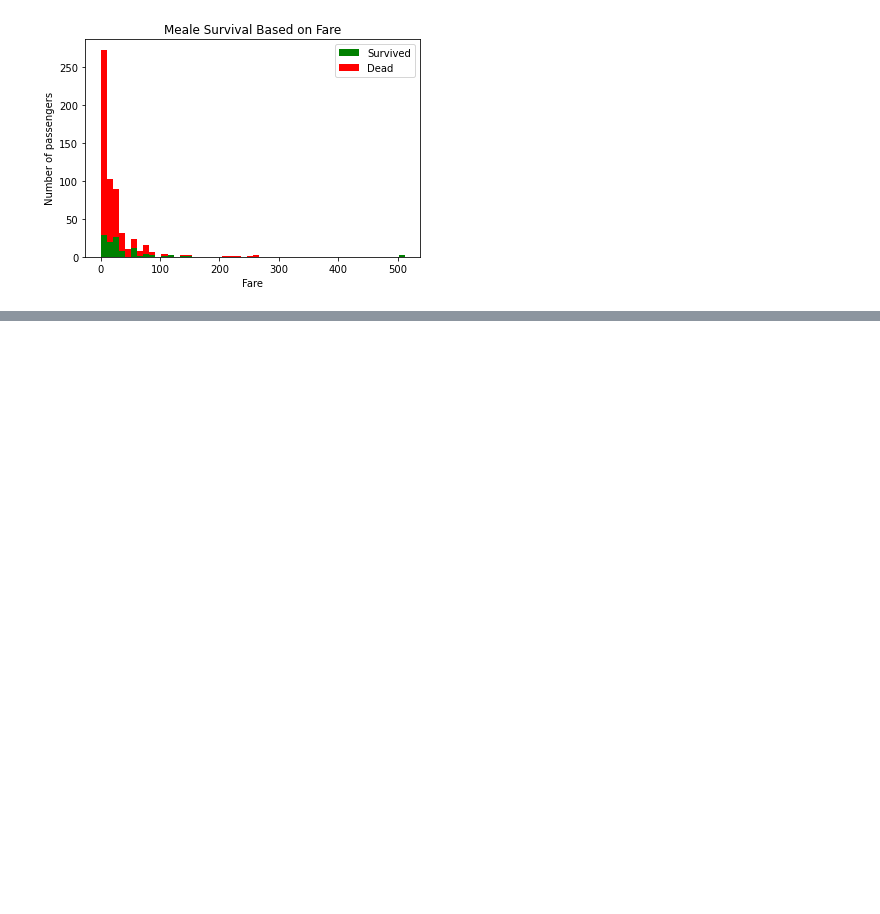
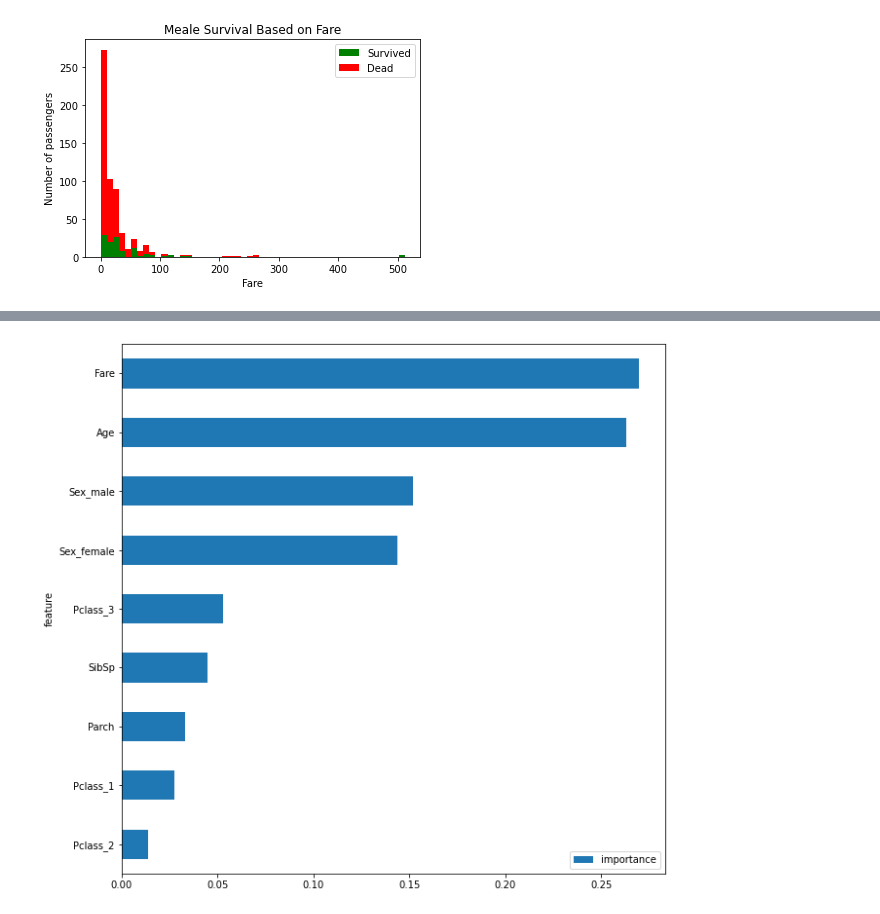
Before and after one commit to nrichardson1222/Titanic_Kaggle_Challenge, a Jupyter notebook: Titanic.ipynb, the cells around one changed output, grey strips where cells are left out. Drawn from its saved outputs; the diff is of its cells as text; code cells hidden in the pictures; blank space fills up the shorter version.

Commit message:
Model Correction

```diff
--- a/Titanic.ipynb
+++ b/Titanic.ipynb
@@ -176,79 +176,83 @@ data['Age'] = data['Age'].fillna(data['Age'].median())
 test_data['Age'] = test_data['Age'].fillna(test_data['Age'].median())
 test_data['Fare'] = test_data['Fare'].fillna(test_data['Fare'].median())
 
-one_hot_encoded_data = pd.get_dummies(data, columns = ['Sex'])
-# one_hot_encoded_data = pd.get_dummies(data, columns = ['Name'])
+# this code does nothing i think
+# one_hot_encoded_data = pd.get_dummies(data, columns = ['Sex'])
+
+
+one_hot_encoded_data = pd.get_dummies(data, columns = ['Sex', 'Pclass'])
 print(one_hot_encoded_data)
+data = one_hot_encoded_data
 
+one_hot_encoded_data = pd.get_dummies(test_data, columns = ['Sex', 'Pclass'])
+test_data = one_hot_encoded_data
 #one hot encoder for training data
+
 
 # enc = OneHotEncoder(handle_unknown='ignore')
 # enc_df = pd.DataFrame(enc.fit_transform(data[['Sex']]).toarray())
 # data = data.join(enc_df)
-# enc_df = pd.DataFrame(enc.fit_transform(data[['Pclass']]).toarray())
-# data = data.join(enc_df)
 
-# print(data.describe())
 
-# enc_df = pd.DataFrame(enc.fit_transform(data[['Sex']]).toarray())
-# data = data.join(enc_df)
-# enc_df = pd.DataFrame(enc.fit_transform(test_data[['Pclass']]).toarray())
+print(data.head())
+
+# enc_df = pd.DataFrame(enc.fit_transform(test_data[['Sex']]).toarray())
 # test_data = test_data.join(enc_df)
 
 
-# beginningofcsv = test_data.iloc[:,0]
-# print(beginningofcsv)
-# submission = test_data.iloc[:,:]
+
+beginningofcsv = test_data.iloc[:,0]
+print(beginningofcsv)
+submission = test_data.iloc[:,:]
 # test_data = test_data.join(enc_df)
-# test_data.drop(['PassengerId','Name','Sex','Ticket','Cabin','Embarked','Pclass'], inplace=True, axis=1)
+test_data.drop(['PassengerId','Name','Ticket','Cabin','Embarked'], inplace=True, axis=1)
 
 
 
-# submission = test_data.iloc[:,:]
-# y = data.iloc[:,1]
-# # print(y)
-# data.drop(['PassengerId','Survived','Name','Sex','Ticket','Cabin','Embarked','Pclass'], inplace=True, axis=1)
+submission = test_data.iloc[:,:]
+y = data.iloc[:,1]
+# print(y)
+data.drop(['PassengerId','Survived','Name','Ticket','Cabin','Embarked'], inplace=True, axis=1)
 
-# X = data.iloc[:,:]
-# # print(data.describe())
-# # data.head()
-# training_dataX = X.sample(frac=0.8, random_state=25)
+X = data.iloc[:,:]
+# print(data.describe())
+# data.head()
+training_dataX = X.sample(frac=0.8, random_state=25)
 
-# training_datay = y.sample(frac=0.8, random_state=25)
+training_datay = y.sample(frac=0.8, random_state=25)
 
-# testing_dataX = X.drop(training_dataX.index)
-# testing_datay = y.drop(training_datay.index)
+testing_dataX = X.drop(training_dataX.index)
+testing_datay = y.drop(training_datay.index)
 
-# clf=RandomForestClassifier(n_estimators=100)
+clf=RandomForestClassifier(n_estimators=100)
 
-# clf.fit(training_dataX,training_datay)
+clf.fit(training_dataX,training_datay)
 
-# predictions = clf.predict(testing_dataX)
-# submission_predictions = clf.predict(submission)
-# print(submission_predictions)
-# score = clf.score(testing_dataX, testing_datay)
+predictions = clf.predict(testing_dataX)
+submission_predictions = clf.predict(submission)
+print(submission_predictions)
+score = clf.score(testing_dataX, testing_datay)
 
-# print(score)
+print(score)
 
-# combined = np.vstack((beginningofcsv, submission_predictions)).T
-# print(combined)
+combined = np.vstack((beginningofcsv, submission_predictions)).T
 
-# import csv
+import csv
 
 
 
-# with open("Submission.csv","w+") as my_csv:
-#     csvWriter = csv.writer(my_csv,delimiter=',')
-#     csvWriter.writerows(combined)
+with open("Submission.csv","w+") as my_csv:
+    csvWriter = csv.writer(my_csv,delimiter=',')
+    csvWriter.writerows(combined)
 
 """
-This comment is the feature importance in the model
+This is the feature importance in the model
 """
-# features = pd.DataFrame()
-# features['feature'] = training_dataX.columns
-# features['importance'] = clf.feature_importances_
-# features.sort_values(by=['importance'], ascending=True, inplace=True)
-# features.set_index('feature', inplace=True)
+features = pd.DataFrame()
+features['feature'] = training_dataX.columns
+features['importance'] = clf.feature_importances_
+features.sort_values(by=['importance'], ascending=True, inplace=True)
+features.set_index('feature', inplace=True)
 
-# features.plot(kind='barh', figsize=(25, 25))
+features.plot(kind='barh', figsize=(10, 10))
 # %% [output]
@@ -272,0 +277 @@ This comment is the feature importance in the model
+[figure, added]
```
Also changed, not shown: parts of 2 cells of this notebook.
